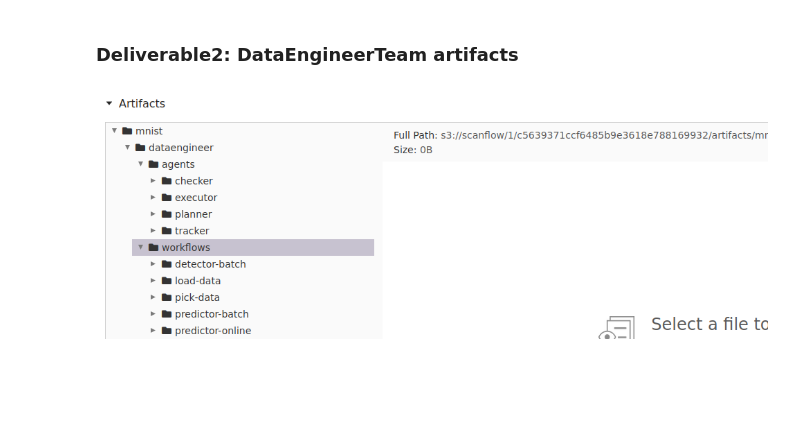
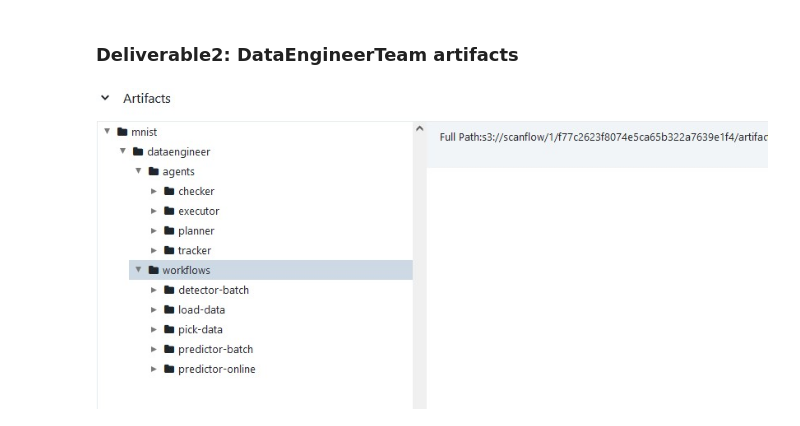
Before and after one commit to bsc-scanflow/scanflow, a Jupyter notebook: tutorials/mnist/mnist-dataengineer.ipynb, the cells around one changed output. Cells and saved outputs as stored; diff of their text form; code cells hidden in the pictures; blank space fills up the shorter version.

```diff
--- a/tutorials/mnist/mnist-dataengineer.ipynb
+++ b/tutorials/mnist/mnist-dataengineer.ipynb
@@ -458,6 +471,6 @@ Image("/gpfs/bsc_home/xpliu/pv/jupyterhubpeini/scanflow/images/dataengineer-d1(1
 ### Deliverable2: DataEngineerTeam artifacts
 # %%
 from IPython.display import Image
-Image("/gpfs/bsc_home/xpliu/pv/jupyterhubpeini/scanflow/images/dataengineer-d2(1).png", width=1000, height=400)
+Image("/home/rocky/k8s_resources/scanflow/images/cloudskin/dataengineer-d2.jpg", width=1000, height=400)
 # %% [output]
-[figure, old version]
+[figure, new version]
```
Also changed, not shown: parts of 21 cells of this notebook, 5 other files.
